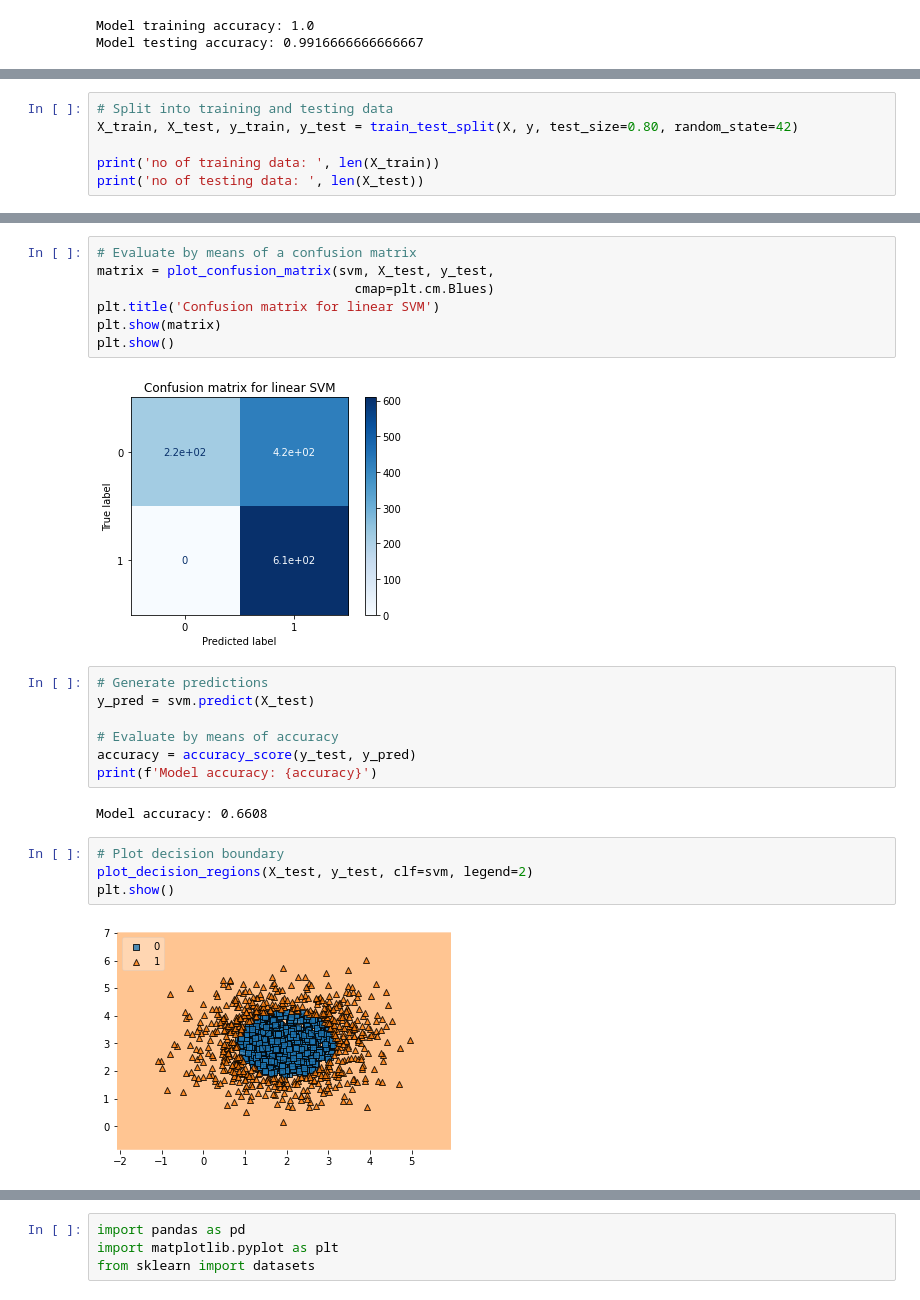
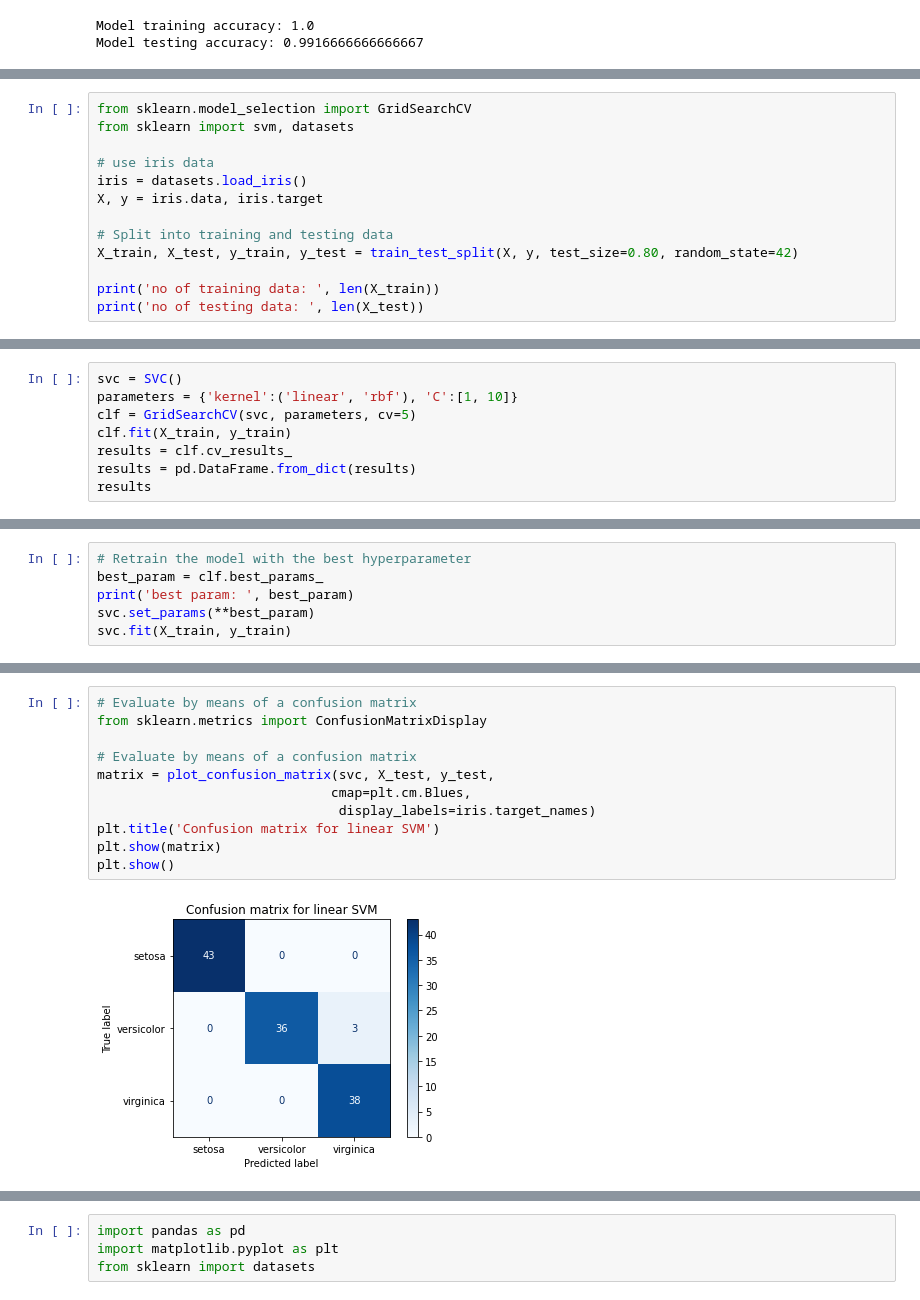
Before and after one commit to shiernee/Advanced_ML, a Jupyter notebook: Week5/WOA7015_Wk5.ipynb, the cells around one changed output, grey strips where cells are left out. Saved outputs shown, nothing was run; the diff lists cells and outputs as text.

```diff
--- a/Week5/WOA7015_Wk5.ipynb
+++ b/Week5/WOA7015_Wk5.ipynb
@@ -196,4 +195,11 @@ plt.scatter(X[:, 0], X[:, 1], c=y)
 # %%
+from sklearn.model_selection import GridSearchCV
+from sklearn import svm, datasets
+
+# use iris data
+iris = datasets.load_iris()
+X, y = iris.data, iris.target
+
 # Split into training and testing data
 X_train, X_test, y_train, y_test = train_test_split(X, y, test_size=0.80, random_state=42)
 
@@ -210,0 +208,8 @@ svm = svm.fit(X_train, y_train)
+# %%
+svc = SVC()
+parameters = {'kernel':('linear', 'rbf'), 'C':[1, 10]}
+clf = GridSearchCV(svc, parameters, cv=5)
+clf.fit(X_train, y_train)
+results = clf.cv_results_
+results = pd.DataFrame.from_dict(results)
+results
@@ -210,0 +222,6 @@ svm = svm.fit(X_train, y_train)
+# %%
+# Retrain the model with the best hyperparameter
+best_param = clf.best_params_
+print('best param: ', best_param)
+svc.set_params(**best_param)
+svc.fit(X_train, y_train)
@@ -211,24 +249,13 @@ svm = svm.fit(X_train, y_train)
 # %%
 # Evaluate by means of a confusion matrix
-matrix = plot_confusion_matrix(svm, X_test, y_test,
-                                 cmap=plt.cm.Blues)
+from sklearn.metrics import ConfusionMatrixDisplay
+
+# Evaluate by means of a confusion matrix
+matrix = plot_confusion_matrix(svc, X_test, y_test,
+                              cmap=plt.cm.Blues,
+                               display_labels=iris.target_names)
 plt.title('Confusion matrix for linear SVM')
 plt.show(matrix)
 plt.show()
 # %% [output]
-[figure, old version]
+[figure, new version]
-# %%
-# Generate predictions
-y_pred = svm.predict(X_test)
-
-# Evaluate by means of accuracy
-accuracy = accuracy_score(y_test, y_pred)
-print(f'Model accuracy: {accuracy}')
-# %% [output]
-Model accuracy: 0.6608
-# %%
-# Plot decision boundary
-plot_decision_regions(X_test, y_test, clf=svm, legend=2)
-plt.show()
-# %% [output]
-[figure, removed]
```
Also changed, not shown: parts of 23 cells of this notebook.
